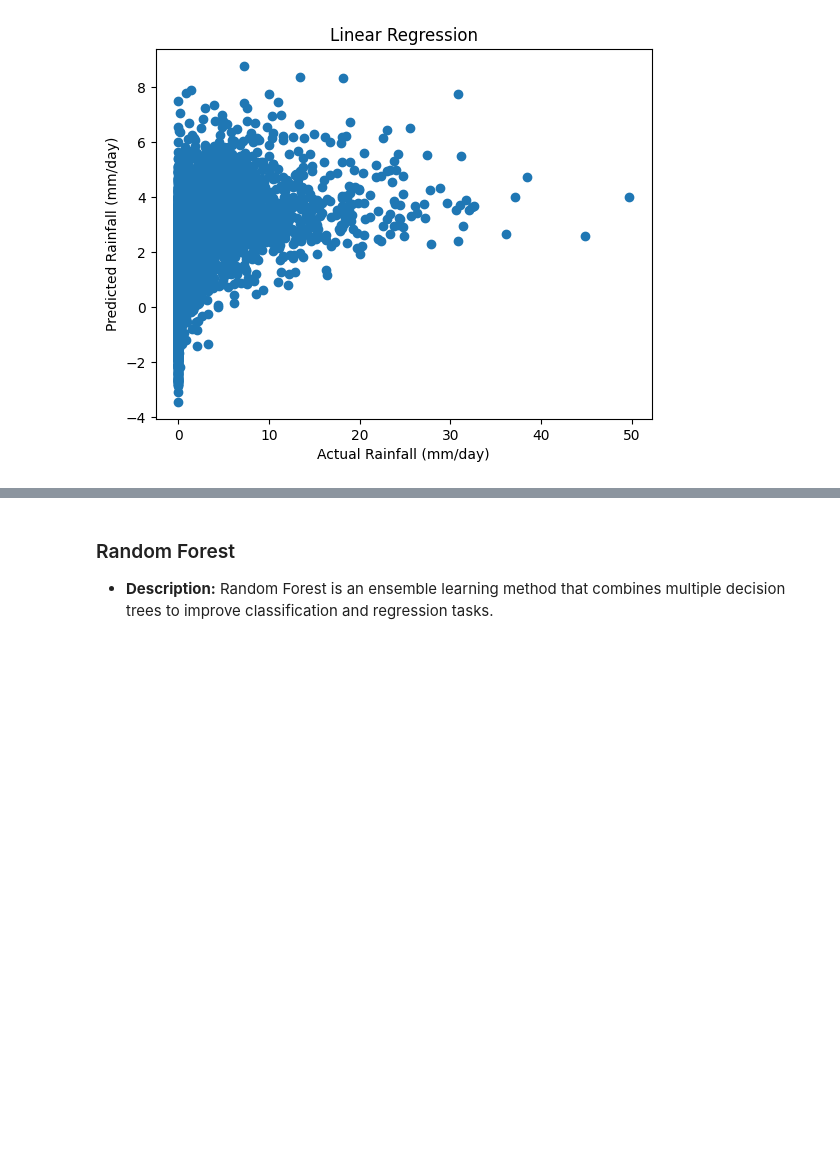
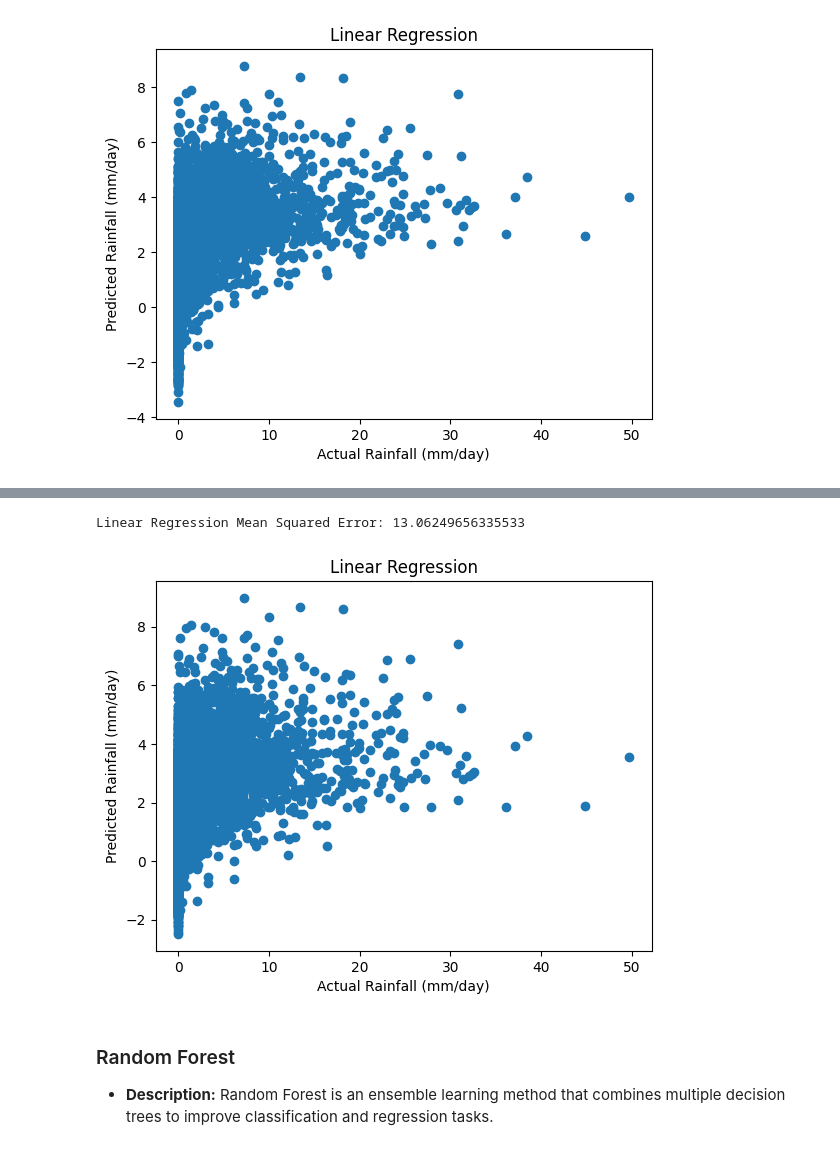
Before and after one commit to Bluerrror/Python-Course, a Jupyter notebook: 08/Python_Eigth_session.ipynb, the cells around one changed output, grey strips where cells are left out. Saved outputs shown, nothing was run; the diff lists cells and outputs as text; code cells hidden in the pictures; blank space fills up the shorter version.

```diff
--- a/08/Python_Eigth_session.ipynb
+++ b/08/Python_Eigth_session.ipynb
@@ -180,3 +201,38 @@ plt.show()
+# %%
+from sklearn.model_selection import train_test_split
+# Prepare features and target
+X = data[[ 'wdir', 'wspd', 'wpgt', 'pres','tsun']]
+y = data['prcp']
+
+# Train/Test Split
+X_train, X_test, y_train, y_test = train_test_split(X, y, test_size=0.4, random_state=42)
+# %%
+# Import libraries
+import numpy as np
+import pandas as pd
+import matplotlib.pyplot as plt
+from sklearn.linear_model import LinearRegression
+from sklearn.metrics import mean_squared_error
+
+
+# Create and train the model
+model = LinearRegression()
+model.fit(X_train, y_train)
+
+# Predictions and Evaluation
+y_pred = model.predict(X_test)
+mse = mean_squared_error(y_test, y_pred)
+print(f'Linear Regression Mean Squared Error: {mse}')
+# %% [output]
+Linear Regression Mean Squared Error: 13.06249656335533
+# %%
+plt.scatter(y_test,y_pred)
+plt.ylabel('Predicted Rainfall (mm/day)')
+plt.xlabel('Actual Rainfall (mm/day)')
+plt.title('Linear Regression')
+plt.show()
+# %% [output]
+[figure, added]
 # %% [markdown]
 ### Random Forest
 - **Description:** Random Forest is an ensemble learning method that combines multiple decision trees to improve classification and regression tasks.
```
Also changed, not shown: parts of 22 cells of this notebook.
